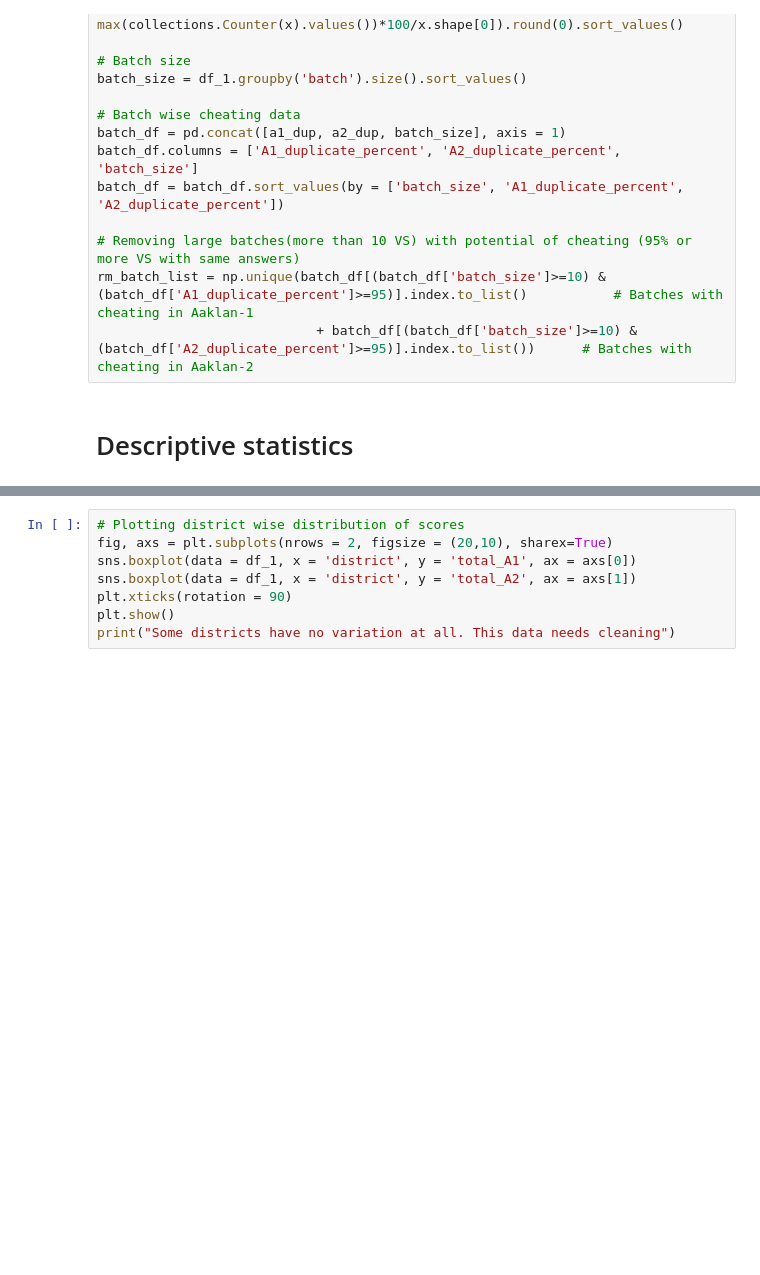
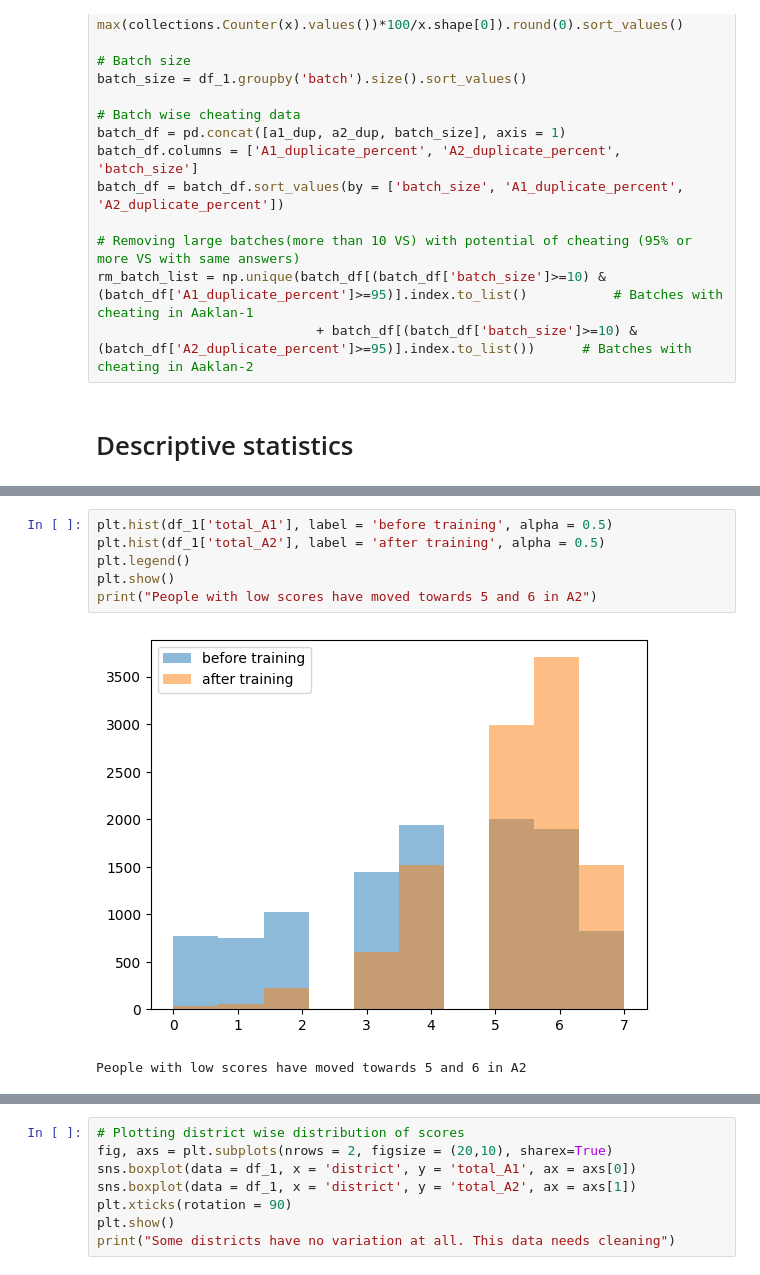
Before and after one commit to Tarunmehta004/Vidyut_Sakhi_training, a Jupyter notebook: Python implementation/Analysis 18Mar25.iPYNB, the cells around one changed output, grey strips where cells are left out. Drawn from its saved outputs; the diff is of its cells as text; blank space fills up the shorter version.

```diff
--- a/Python implementation/Analysis 18Mar25.iPYNB
+++ b/Python implementation/Analysis 18Mar25.iPYNB
@@ -99,0 +100,9 @@ plt.legend()
+# %%
+plt.hist(df_1['total_A1'], label = 'before training', alpha = 0.5)
+plt.hist(df_1['total_A2'], label = 'after training', alpha = 0.5)
+plt.legend()
+plt.show()
+print("People with low scores have moved towards 5 and 6 in A2")
+# %% [output]
+[figure, added]
+People with low scores have moved towards 5 and 6 in A2
```
Also changed, not shown: parts of 22 cells of this notebook.
